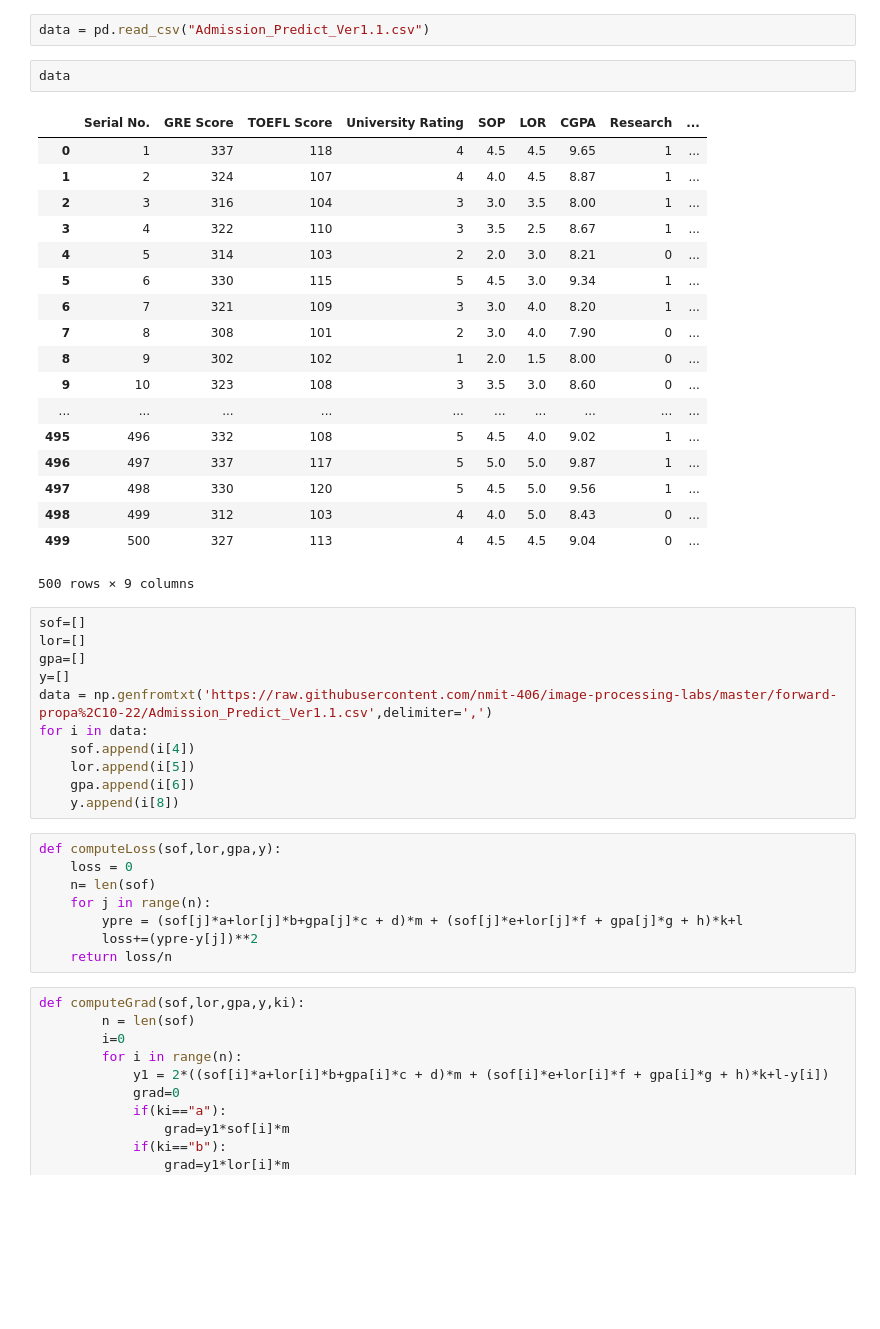
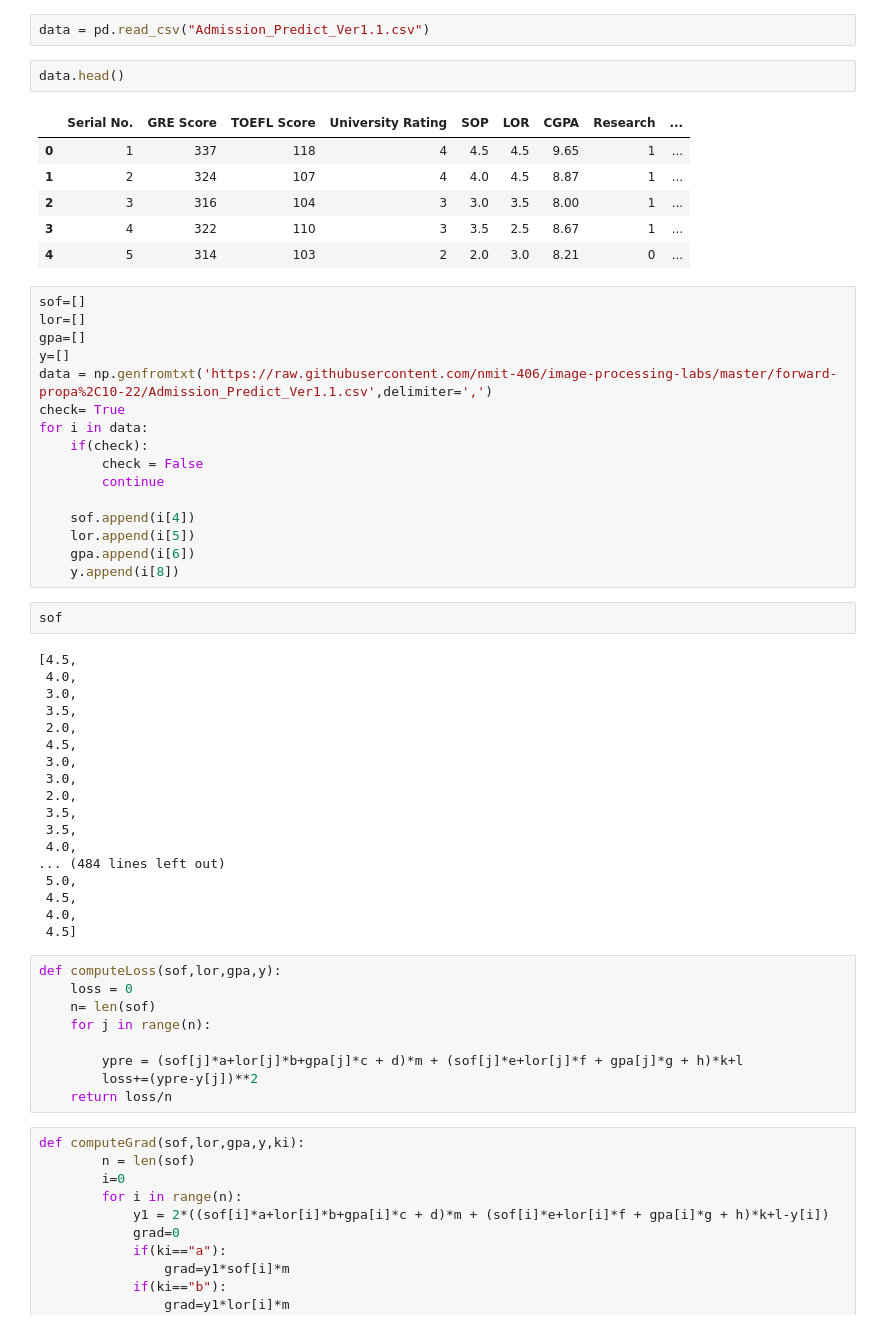
Before and after one commit to nmit-406/image-processing-labs, a Jupyter notebook: forward-propa,10-22/nyma_forward_propa.ipynb, the cells around one changed output. Drawn from its saved outputs; the diff is of its cells as text; blank space fills up the shorter version.

```diff
--- a/forward-propa,10-22/nyma_forward_propa.ipynb
+++ b/forward-propa,10-22/nyma_forward_propa.ipynb
@@ -5,42 +5,56 @@ import pandas as pd
 # %%
 data = pd.read_csv("Admission_Predict_Ver1.1.csv")
 # %%
-data
+data.head()
 # %% [output]
 |  | Serial No. | GRE Score | TOEFL Score | University Rating | SOP | LOR | CGPA | Research | ... |
 | 0 | 1 | 337 | 118 | 4 | 4.5 | 4.5 | 9.65 | 1 | ... |
 | 1 | 2 | 324 | 107 | 4 | 4.0 | 4.5 | 8.87 | 1 | ... |
 | 2 | 3 | 316 | 104 | 3 | 3.0 | 3.5 | 8.00 | 1 | ... |
 | 3 | 4 | 322 | 110 | 3 | 3.5 | 2.5 | 8.67 | 1 | ... |
 | 4 | 5 | 314 | 103 | 2 | 2.0 | 3.0 | 8.21 | 0 | ... |
-| 5 | 6 | 330 | 115 | 5 | 4.5 | 3.0 | 9.34 | 1 | ... |
-| 6 | 7 | 321 | 109 | 3 | 3.0 | 4.0 | 8.20 | 1 | ... |
-| 7 | 8 | 308 | 101 | 2 | 3.0 | 4.0 | 7.90 | 0 | ... |
-| 8 | 9 | 302 | 102 | 1 | 2.0 | 1.5 | 8.00 | 0 | ... |
-| 9 | 10 | 323 | 108 | 3 | 3.5 | 3.0 | 8.60 | 0 | ... |
-| ... | ... | ... | ... | ... | ... | ... | ... | ... | ... |
-| 495 | 496 | 332 | 108 | 5 | 4.5 | 4.0 | 9.02 | 1 | ... |
-| 496 | 497 | 337 | 117 | 5 | 5.0 | 5.0 | 9.87 | 1 | ... |
-| 497 | 498 | 330 | 120 | 5 | 4.5 | 5.0 | 9.56 | 1 | ... |
-| 498 | 499 | 312 | 103 | 4 | 4.0 | 5.0 | 8.43 | 0 | ... |
-| 499 | 500 | 327 | 113 | 4 | 4.5 | 4.5 | 9.04 | 0 | ... |
-500 rows × 9 columns
 # %%
 sof=[]
 lor=[]
 gpa=[]
 y=[]
 data = np.genfromtxt('https://raw.githubusercontent.com/nmit-406/image-processing-labs/master/forward-propa%2C10-22/Admission_Predict_Ver1.1.csv',delimiter=',')
+check= True
 for i in data:
+    if(check):
+        check = False
+        continue
+
     sof.append(i[4])
     lor.append(i[5])
     gpa.append(i[6])
     y.append(i[8])
+# %%
+sof
+# %% [output]
+[4.5,
+ 4.0,
+ 3.0,
+ 3.5,
+ 2.0,
+ 4.5,
+ 3.0,
+ 3.0,
+ 2.0,
+ 3.5,
+ 3.5,
+ 4.0,
+... (484 lines left out)
+ 5.0,
+ 4.5,
+ 4.0,
+ 4.5]
 # %%
 def computeLoss(sof,lor,gpa,y):
     loss = 0
     n= len(sof)
     for j in range(n):
+
         ypre = (sof[j]*a+lor[j]*b+gpa[j]*c + d)*m + (sof[j]*e+lor[j]*f + gpa[j]*g + h)*k+l
         loss+=(ypre-y[j])**2
     return loss/n
```
Also changed, not shown: parts of 3 cells of this notebook.
